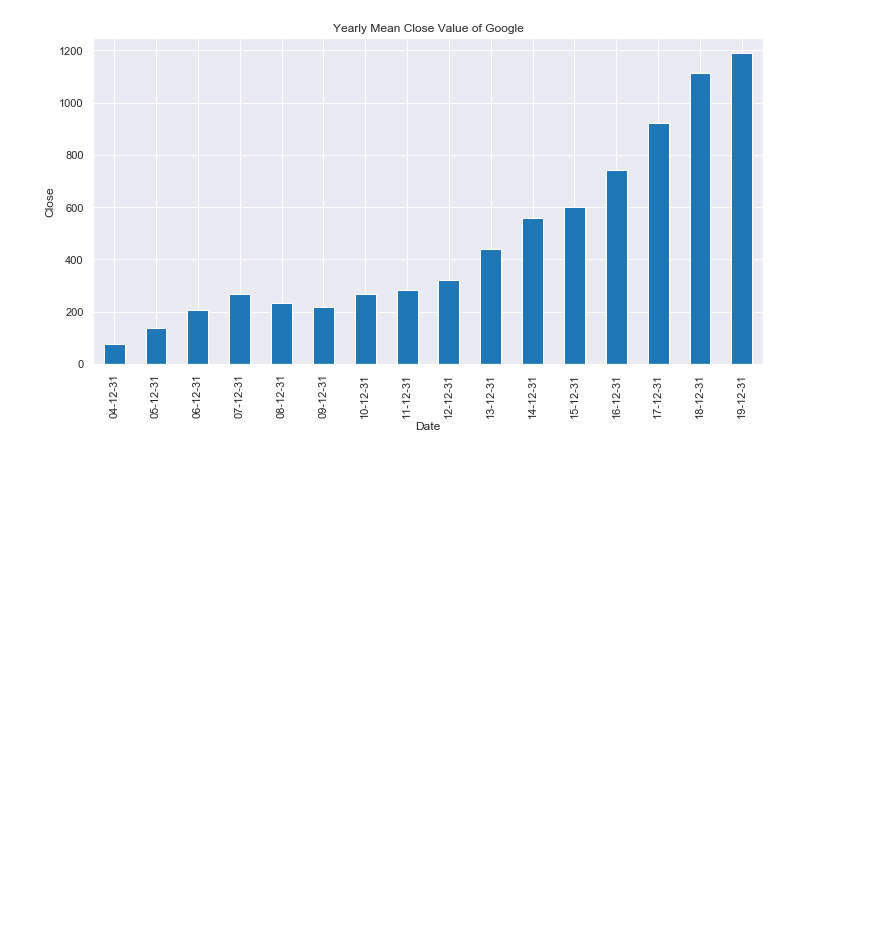
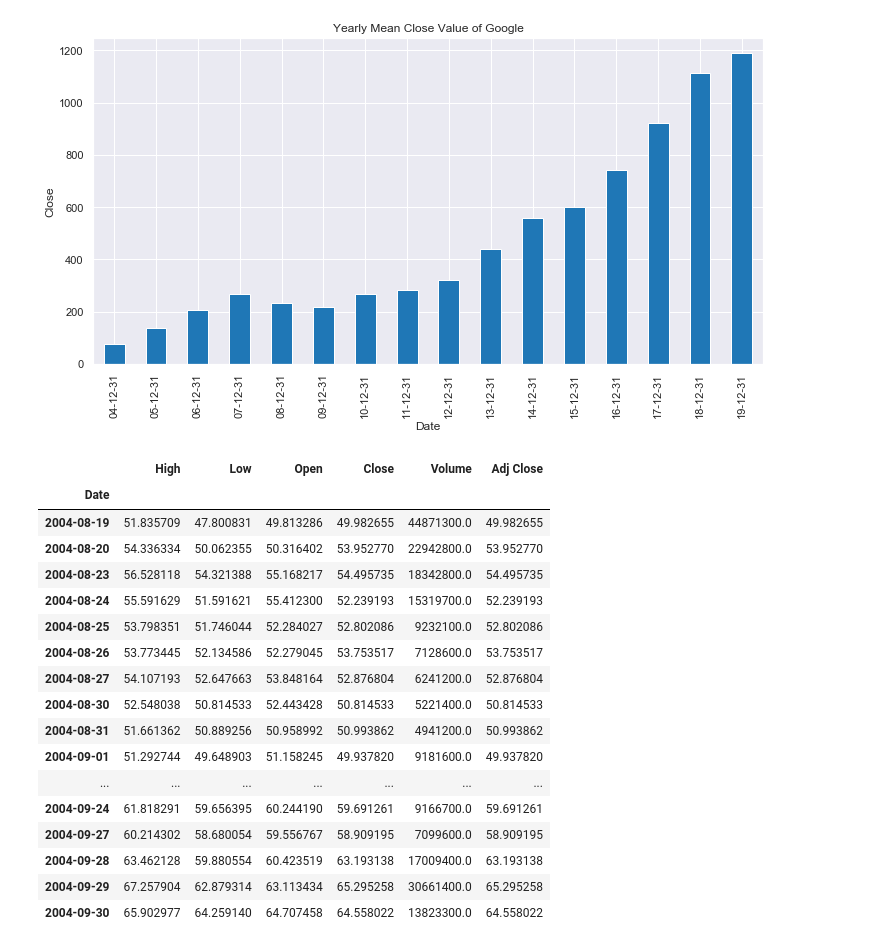
Before and after one commit to xiaomiaoright/TimeSeriesProjects, a Jupyter notebook: TimeSeries_Resampling.ipynb, the cells around one changed output. Saved outputs shown, nothing was run; the diff lists cells and outputs as text; code cells hidden in the pictures; blank space fills up the shorter version.

```diff
--- a/TimeSeries_Resampling.ipynb
+++ b/TimeSeries_Resampling.ipynb
@@ -158,3 +158,25 @@ plt.ylabel('Close')
 # %% [output]
 Text(0, 0.5, 'Close')
 [figure]
+# %%
+df = goog[:30]
+df
+# %% [output]
+|  | High | Low | Open | Close | Volume | Adj Close |
+| Date |  |  |  |  |  |  |
+| 2004-08-19 | 51.835709 | 47.800831 | 49.813286 | 49.982655 | 44871300.0 | 49.982655 |
+| 2004-08-20 | 54.336334 | 50.062355 | 50.316402 | 53.952770 | 22942800.0 | 53.952770 |
+| 2004-08-23 | 56.528118 | 54.321388 | 55.168217 | 54.495735 | 18342800.0 | 54.495735 |
+| 2004-08-24 | 55.591629 | 51.591621 | 55.412300 | 52.239193 | 15319700.0 | 52.239193 |
+| 2004-08-25 | 53.798351 | 51.746044 | 52.284027 | 52.802086 | 9232100.0 | 52.802086 |
+| 2004-08-26 | 53.773445 | 52.134586 | 52.279045 | 53.753517 | 7128600.0 | 53.753517 |
+| 2004-08-27 | 54.107193 | 52.647663 | 53.848164 | 52.876804 | 6241200.0 | 52.876804 |
+| 2004-08-30 | 52.548038 | 50.814533 | 52.443428 | 50.814533 | 5221400.0 | 50.814533 |
+| 2004-08-31 | 51.661362 | 50.889256 | 50.958992 | 50.993862 | 4941200.0 | 50.993862 |
+| 2004-09-01 | 51.292744 | 49.648903 | 51.158245 | 49.937820 | 9181600.0 | 49.937820 |
+| ... | ... | ... | ... | ... | ... | ... |
+| 2004-09-24 | 61.818291 | 59.656395 | 60.244190 | 59.691261 | 9166700.0 | 59.691261 |
+| 2004-09-27 | 60.214302 | 58.680054 | 59.556767 | 58.909195 | 7099600.0 | 58.909195 |
+| 2004-09-28 | 63.462128 | 59.880554 | 60.423519 | 63.193138 | 17009400.0 | 63.193138 |
+| 2004-09-29 | 67.257904 | 62.879314 | 63.113434 | 65.295258 | 30661400.0 | 65.295258 |
+| 2004-09-30 | 65.902977 | 64.259140 | 64.707458 | 64.558022 | 13823300.0 | 64.558022 |
```
Also changed, not shown: parts of 2 cells of this notebook, 2 other files.
